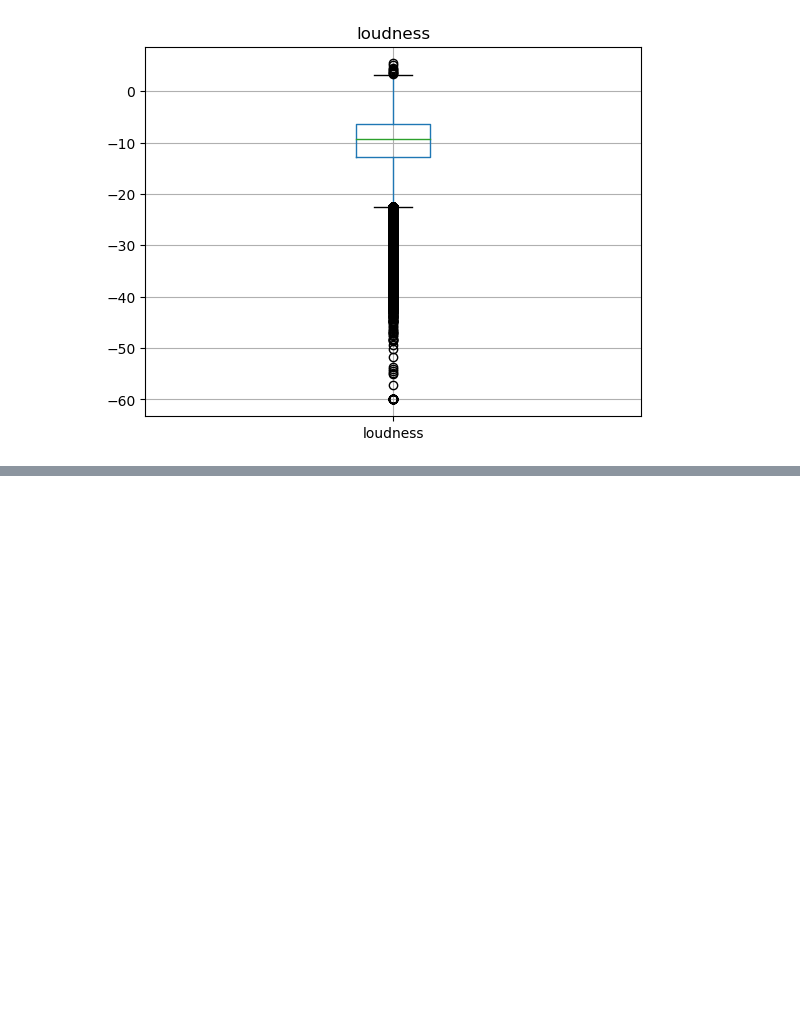
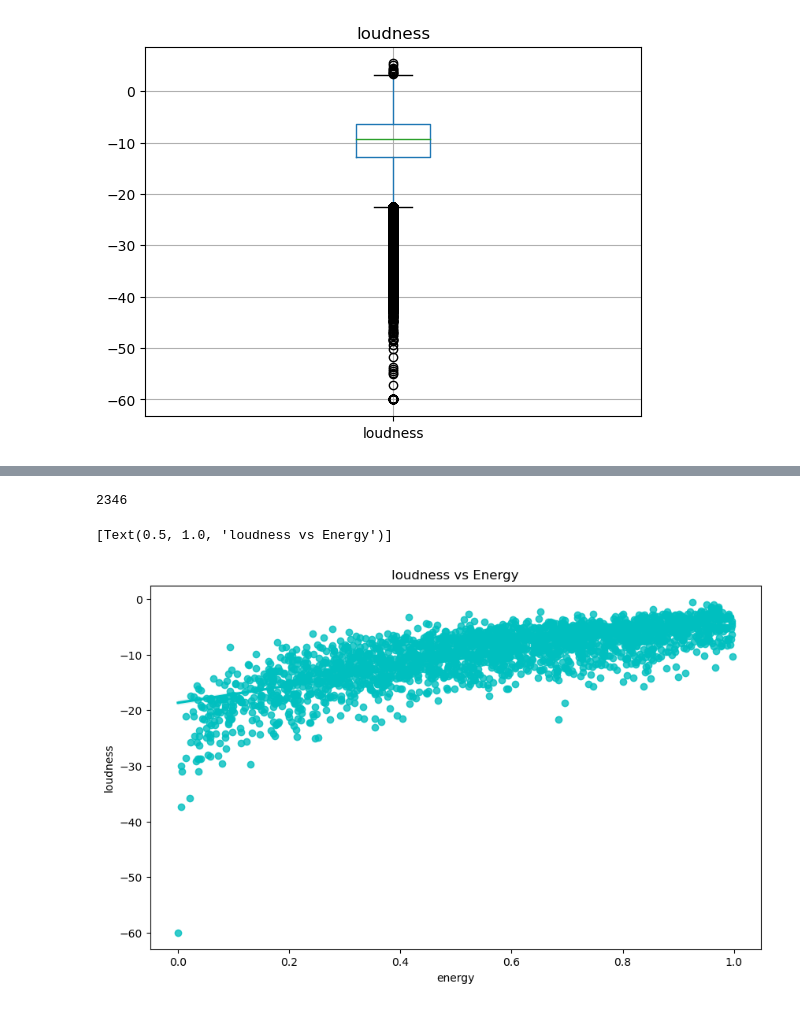
Before and after one commit to Bhimsendabby/Assignment_4_deployment_of_ai, a Jupyter notebook: data-preprocessing.ipynb, the cells around one changed output, grey strips where cells are left out. Drawn from its saved outputs; the diff is of its cells as text; code cells hidden in the pictures; blank space fills up the shorter version.

Commit message:
Added the data analysis part

```diff
--- a/data-preprocessing.ipynb
+++ b/data-preprocessing.ipynb
@@ -160,0 +183,4 @@ for column_name in columns_to_plot:
+# %%
+df.set_index("release_date", inplace=True)
+df.index=pd.to_datetime(df.index)
+df.head()
@@ -160,0 +200,3 @@ for column_name in columns_to_plot:
+# %%
+df["duration"]= df["duration_ms"].apply(lambda x: round(x/1000))
+df.drop("duration_ms", inplace=True, axis=1)
@@ -160,0 +213,14 @@ for column_name in columns_to_plot:
+# %%
+sample_df = df.sample(int(0.004*len(df)))
+# %%
+print(len(sample_df))
+# %% [output]
+2346
+# %%
+import seaborn as sns
+
+plt.figure(figsize=(10,6))
+sns.regplot(data = sample_df, y= "loudness", x = "energy", color = "c").set(title="loudness vs Energy")
+# %% [output]
+[Text(0.5, 1.0, 'loudness vs Energy')]
+[figure, added]
```
Also changed, not shown: parts of 11 cells of this notebook.
